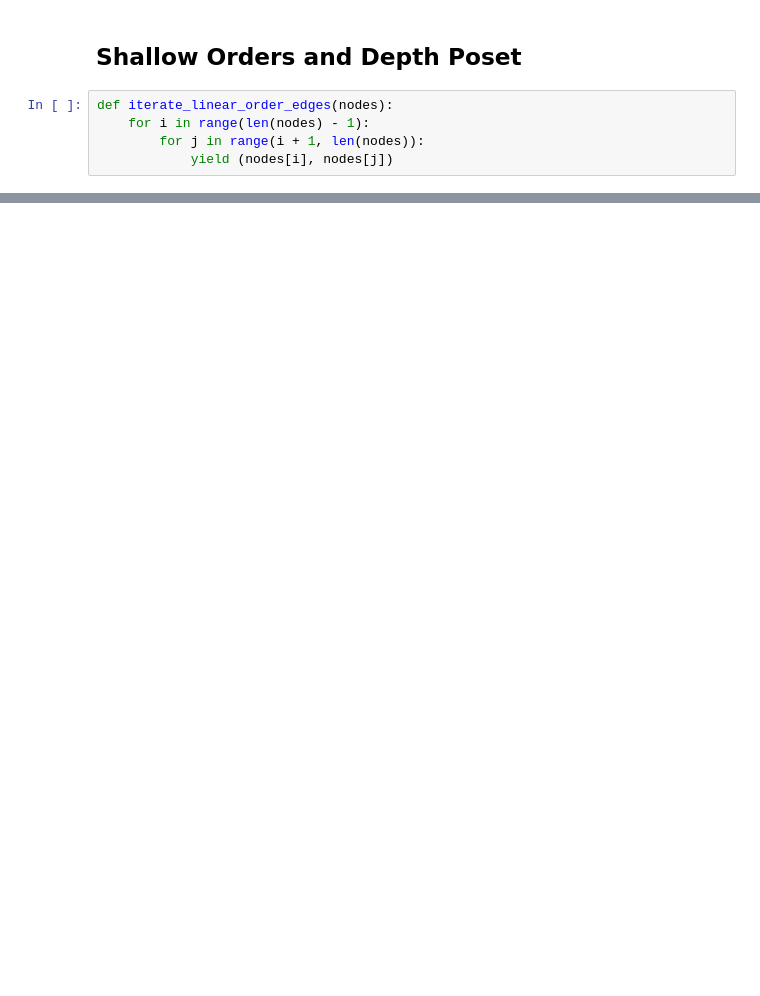
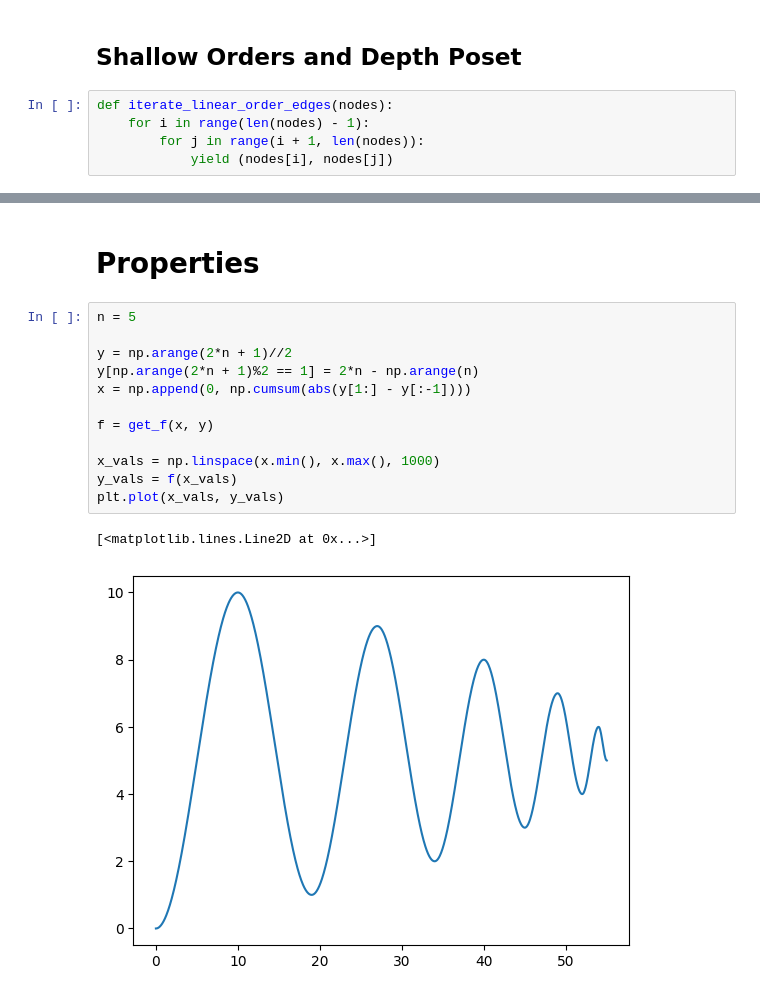
Before and after one commit to zimfv/depth-poset, a Jupyter notebook: notebooks/Poster Pictures.ipynb, the cells around one changed output, grey strips where cells are left out. Cells and saved outputs as stored; diff of their text form; blank space fills up the shorter version.

```diff
--- a/notebooks/Poster Pictures.ipynb
+++ b/notebooks/Poster Pictures.ipynb
@@ -732,0 +735,17 @@ pics/krakow/shallow-order-dp.png
+# %% [markdown]
+# Properties
+# %%
+n = 5
+
+y = np.arange(2*n + 1)//2
+y[np.arange(2*n + 1)%2 == 1] = 2*n - np.arange(n)
+x = np.append(0, np.cumsum(abs(y[1:] - y[:-1])))
+
+f = get_f(x, y)
+
+x_vals = np.linspace(x.min(), x.max(), 1000)
+y_vals = f(x_vals)
+plt.plot(x_vals, y_vals)
+# %% [output]
+[<matplotlib.lines.Line2D at 0x...>]
+[figure, added]
```
Also changed, not shown: parts of 9 cells of this notebook, 2 other files.
